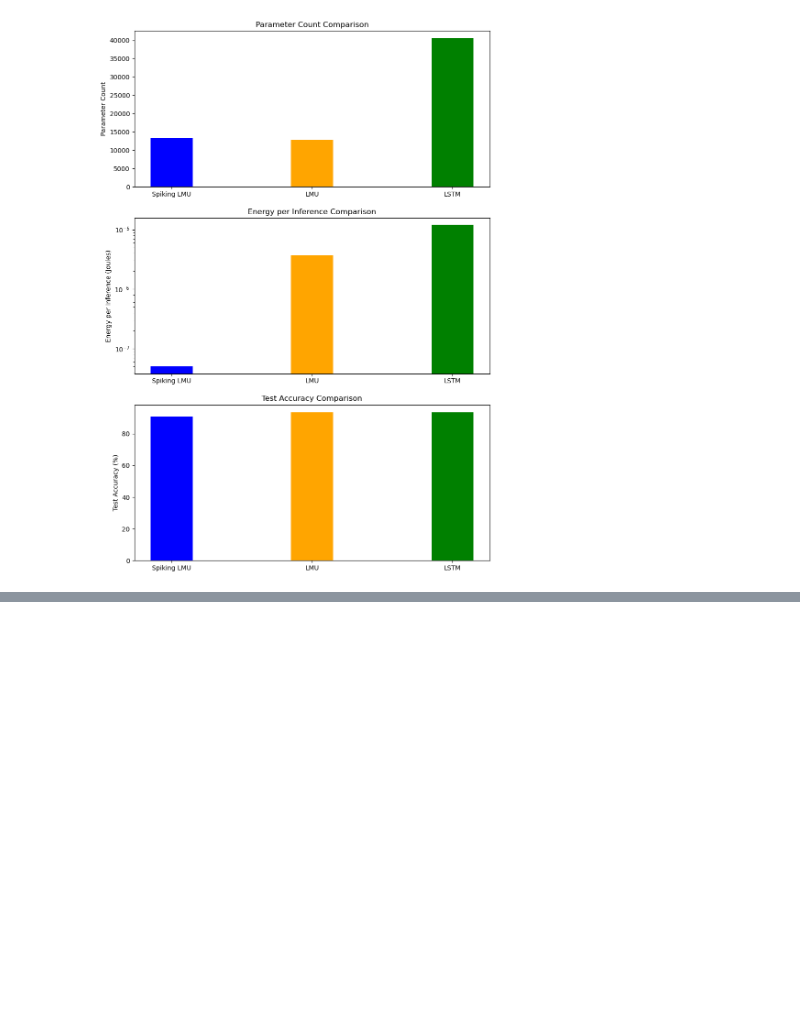
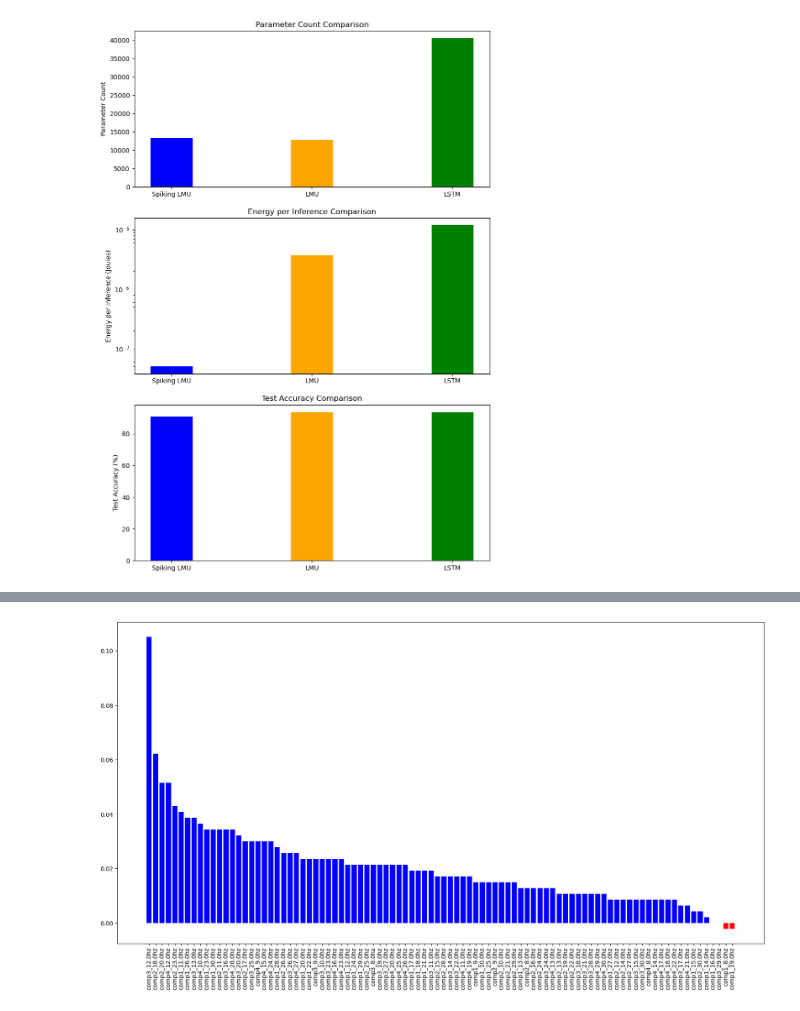
Before and after one commit to anmutechsupport/Energy-Efficient-Decoding-of-EEG-Motor-Imagery-using-Spiking-Legendre-Memory-Units, a Jupyter notebook: ml/eval-bci2000.ipynb, the cells around one changed output, grey strips where cells are left out. Drawn from its saved outputs; the diff is of its cells as text; code cells hidden in the pictures; blank space fills up the shorter version.

Commit message:
feature importance

```diff
--- a/ml/eval-bci2000.ipynb
+++ b/ml/eval-bci2000.ipynb
@@ -459,0 +468,27 @@ plt.show()
+# %%
+def permute_feature(key='comp1_8.0hz'):
+    # return X_test with key feature randomly shuffled
+    # key: string, feature name
+    # X_test: np.array, shape=(n_samples, n_features, n_channels)
+    # return: np.array, shape=(n_samples, n_features, n_channels)
+    X_test_perm = X_test.copy()
+    idx = np.where(feature_names == key)[0][0]
+    # print(idx)
+    for i in range(X_test.shape[0]):
+        np.random.shuffle(X_test_perm[i, :, idx])
+    return X_test_perm
+
+def permutation_importance(model, y_test, acc, key='comp1_8.0hz'):
+    # return permutation importance of key feature
+    # model: keras model
+    # X_test: np.array, shape=(n_samples, n_features, n_channels)
+    # y_test: np.array, shape=(n_samples,)
+    # key: string, feature name
+    # return: float, permutation importance
+    X_test_perm = permute_feature(key)
+    y_pred_perm = model.predict(X_test_perm)
+    acc_perm = accuracy_score(y_test, (y_pred_perm>0.5).astype(int))
+    return acc - acc_perm
+
+print(X_test[0, :, 0])
+print(permute_feature()[0, :, 0])
@@ -459,0 +500,7 @@ plt.show()
+# %%
+
+importance_dict = {}
+for i in feature_names:
+    importance_dict[i] = permutation_importance(keras_lmu, y_test, lmu_eval[1], i)
+
+print(importance_dict)
@@ -459,0 +525,10 @@ plt.show()
+# %%
+# plot feature importances in descending order and make negative values red
+importance_dict = dict(sorted(importance_dict.items(), key=lambda item: item[1], reverse=True))
+plt.figure(figsize=(20, 10))
+# plt.bar(importance_dict.keys(), importance_dict.values())
+plt.bar(importance_dict.keys(), importance_dict.values(), color=['red' if v < 0 else 'blue' for v in importance_dict.values()])
+plt.xticks(rotation=90)
+plt.show()
+# %% [output]
+[figure, added]
```
Also changed, not shown: parts of 6 cells of this notebook, 1 other file.
